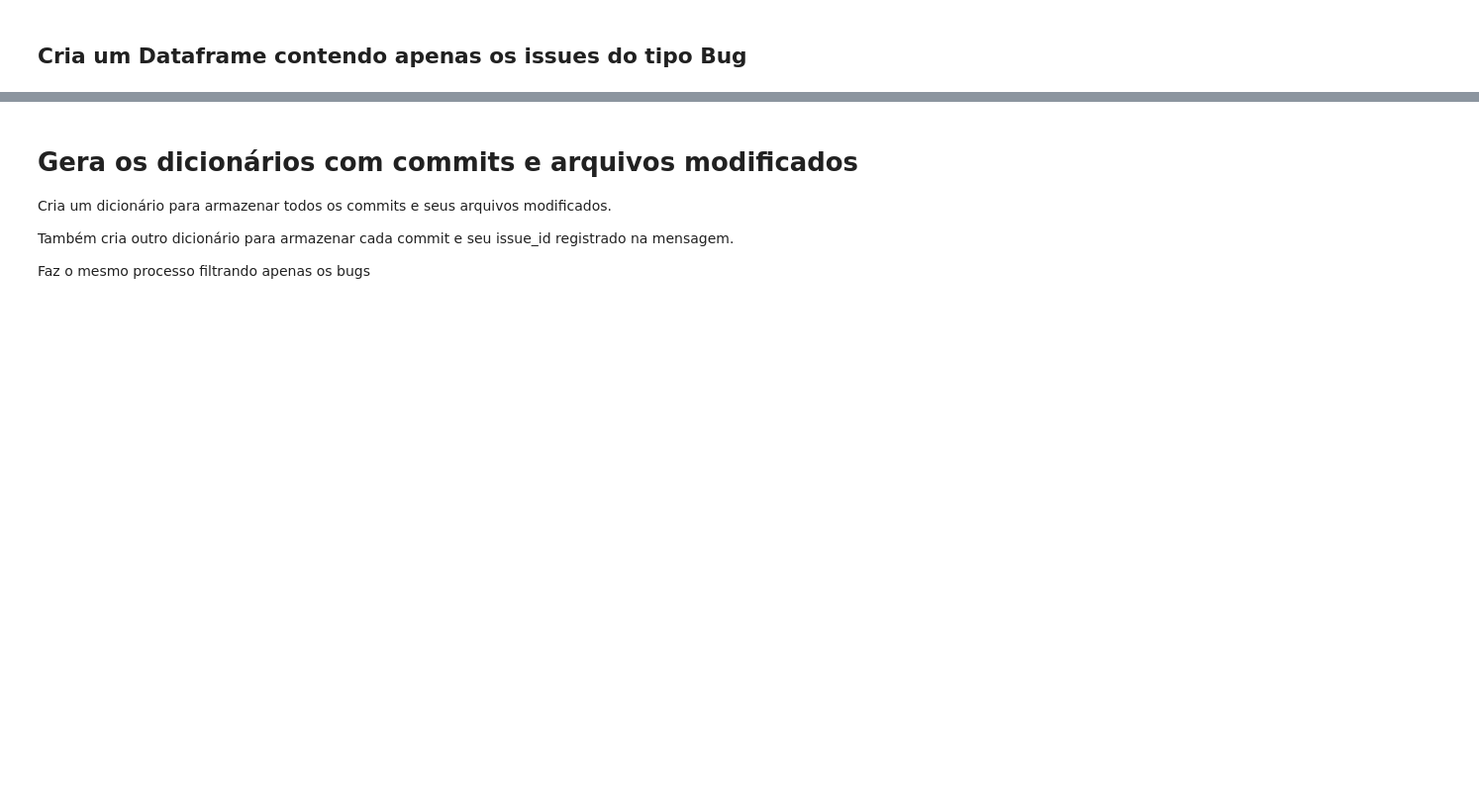
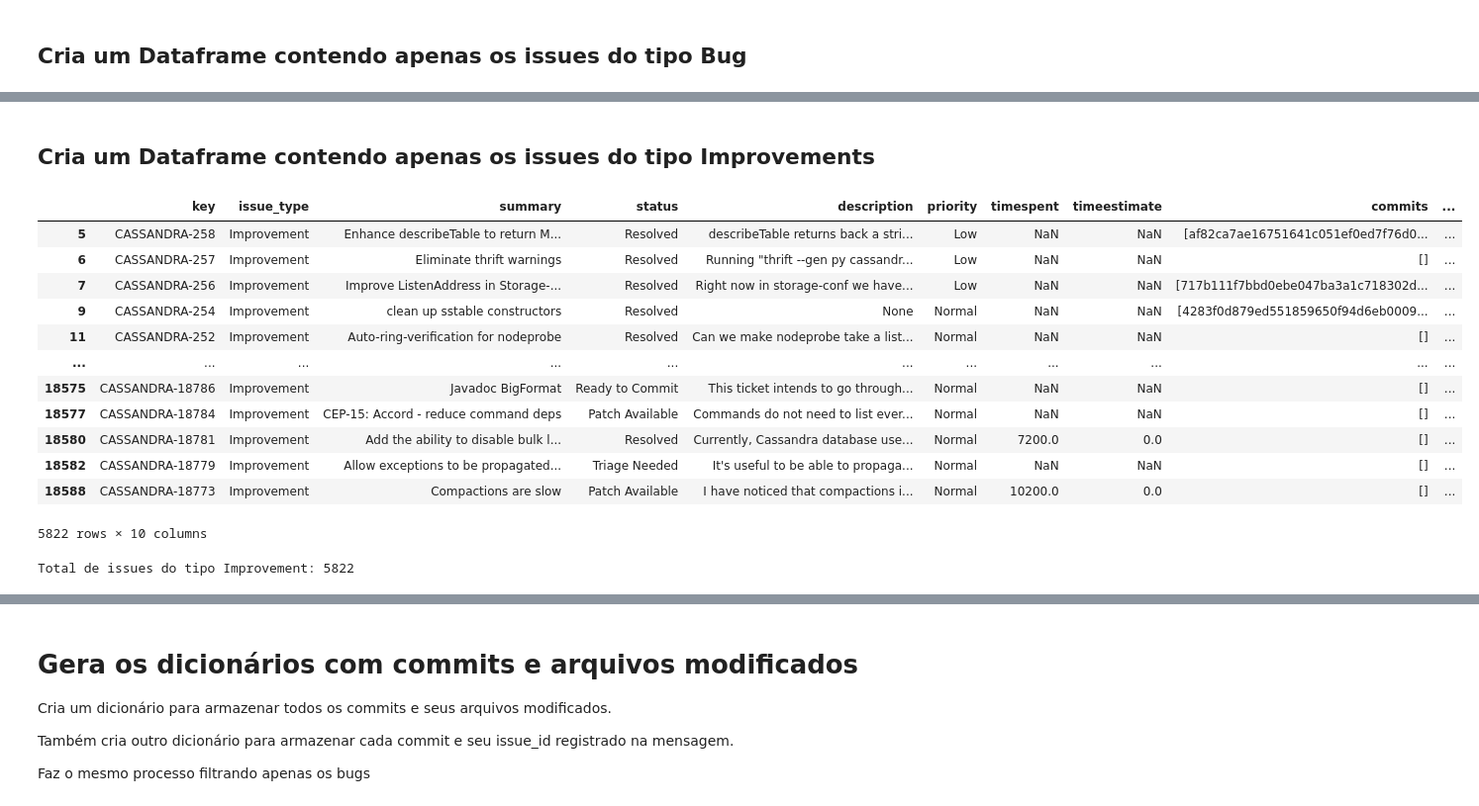
Before and after one commit to armandossrecife/piloto, a Jupyter notebook: classes_criticas_cassandra_teste_correlacao_todosissues_e_bugs.ipynb, the cells around one changed output, grey strips where cells are left out. Shown at 99% size. Saved outputs shown, nothing was run; the diff lists cells and outputs as text; code cells hidden in the pictures; blank space fills up the shorter version.

```diff
--- a/classes_criticas_cassandra_teste_correlacao_todosissues_e_bugs.ipynb
+++ b/classes_criticas_cassandra_teste_correlacao_todosissues_e_bugs.ipynb
@@ -516,0 +522,24 @@ Total de issues do tipo Bug: 10119
+# %% [markdown]
+## Cria um Dataframe contendo apenas os issues do tipo Improvements
+# %%
+df_cassandra_improvement_issues = df_cassandra_all_issues.query("issue_type=='Improvement'")
+df_cassandra_improvement_issues
+# %% [output]
+|  | key | issue_type | summary | status | description | priority | timespent | timeestimate | commits | ... |
+| 5 | CASSANDRA-258 | Improvement | Enhance describeTable to return M... | Resolved | describeTable returns back a stri... | Low | NaN | NaN | [af82ca7ae16751641c051ef0ed7f76d0... | ... |
+| 6 | CASSANDRA-257 | Improvement | Eliminate thrift warnings | Resolved | Running "thrift --gen py cassandr... | Low | NaN | NaN | [] | ... |
+| 7 | CASSANDRA-256 | Improvement | Improve ListenAddress in Storage-... | Resolved | Right now in storage-conf we have... | Low | NaN | NaN | [717b111f7bbd0ebe047ba3a1c718302d... | ... |
+| 9 | CASSANDRA-254 | Improvement | clean up sstable constructors | Resolved | None | Normal | NaN | NaN | [4283f0d879ed551859650f94d6eb0009... | ... |
+| 11 | CASSANDRA-252 | Improvement | Auto-ring-verification for nodeprobe | Resolved | Can we make nodeprobe take a list... | Normal | NaN | NaN | [] | ... |
+| ... | ... | ... | ... | ... | ... | ... | ... | ... | ... | ... |
+| 18575 | CASSANDRA-18786 | Improvement | Javadoc BigFormat | Ready to Commit | This ticket intends to go through... | Normal | NaN | NaN | [] | ... |
+| 18577 | CASSANDRA-18784 | Improvement | CEP-15: Accord - reduce command deps | Patch Available | Commands do not need to list ever... | Normal | NaN | NaN | [] | ... |
+| 18580 | CASSANDRA-18781 | Improvement | Add the ability to disable bulk l... | Resolved | Currently, Cassandra database use... | Normal | 7200.0 | 0.0 | [] | ... |
+| 18582 | CASSANDRA-18779 | Improvement | Allow exceptions to be propagated... | Triage Needed | It's useful to be able to propaga... | Normal | NaN | NaN | [] | ... |
+| 18588 | CASSANDRA-18773 | Improvement | Compactions are slow | Patch Available | I have noticed that compactions i... | Normal | 10200.0 | 0.0 | [] | ... |
+5822 rows × 10 columns
+# %%
+lista_key_cassandra_improvement_issues = df_cassandra_improvement_issues.key.unique().tolist()
+print(f'Total de issues do tipo Improvement: {len(lista_key_cassandra_improvement_issues)}')
+# %% [output]
+Total de issues do tipo Improvement: 5822
```
Also changed, not shown: parts of 65 cells of this notebook.
